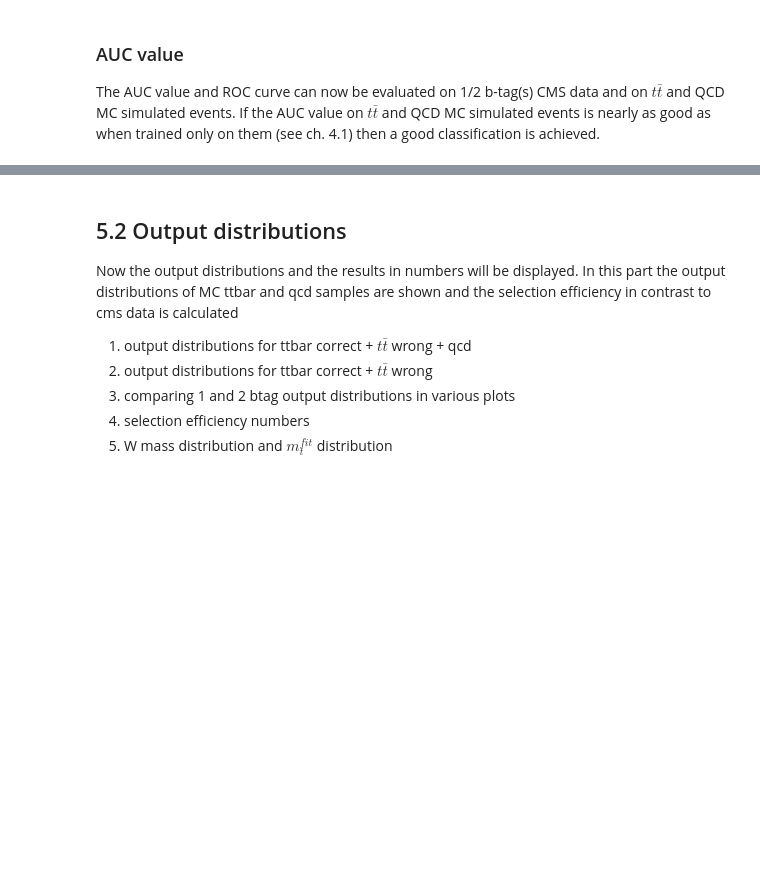
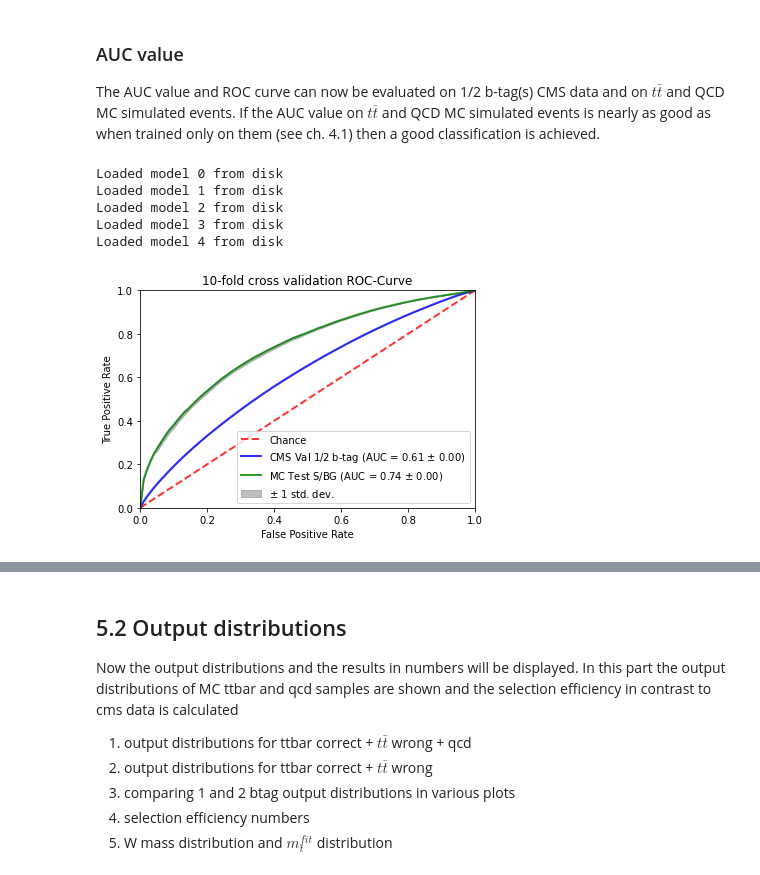
Before and after one commit to davids7788/CWoLa, a Jupyter notebook: Data_driven_selection_of_top_quark_pairs_in_multi-jet_events_at_CMS.ipynb, the cells around one changed output, grey strips where cells are left out. Cells and saved outputs as stored; diff of their text form; code cells hidden in the pictures; blank space fills up the shorter version.

```diff
--- a/Data_driven_selection_of_top_quark_pairs_in_multi-jet_events_at_CMS.ipynb
+++ b/Data_driven_selection_of_top_quark_pairs_in_multi-jet_events_at_CMS.ipynb
@@ -1242,6 +1243,9 @@ The AUC value and ROC curve can now be evaluated on 1/2 b-tag(s) CMS data and on
 If the AUC value on $t\bar{t}$ and QCD MC simulated events is nearly as good as when trained only on them (see ch. 4.1) then a
 good classification is achieved.
 # %%
+os.chdir(workspace_folder)
+os.chdir('CMS_Model_' + date_string)
+
 X_btag = np.concatenate([CMS_2_btag, CMS_1_btag])
 y_btag = np.concatenate([np.ones(len(CMS_2_btag)), np.zeros(len(CMS_1_btag))])
 
@@ -1307,33 +1311,40 @@ std_tpr = np.std(tprs, axis=0)
 tprs_upper = np.minimum(mean_tpr + std_tpr, 1)
 tprs_lower = np.maximum(mean_tpr - std_tpr, 0)
 plt.fill_between(mean_fpr, tprs_lower, tprs_upper, color='grey', alpha=.5,
                  label=r'$\pm$ 1 std. dev.')
 
 
 # Evaluation data
 mean_tpr_evaluate_on_MC = np.mean(tprs_evaluate_on_MC, axis=0)
 mean_tpr_evaluate_on_MC[-1] = 1.0
 mean_auc_val = auc(mean_fpr_evaluate_on_MC, mean_tpr_evaluate_on_MC)
 std_auc_val = np.std(aucs_evaluate_on_MC)
 plt.plot(mean_fpr_evaluate_on_MC, mean_tpr_evaluate_on_MC, color='g',
          label=r'MC Test S/BG (AUC = %0.2f $\pm$ %0.2f)' % (mean_auc_val, std_auc_val),
          lw=2, alpha=.8)
 
 
 std_tpr_val = np.std(tprs_evaluate_on_MC, axis=0)
 tprs_upper_val = np.minimum(mean_tpr_evaluate_on_MC + std_tpr_val, 1)
 tprs_lower_val = np.maximum(mean_tpr_evaluate_on_MC - std_tpr_val, 0)
 plt.fill_between(mean_fpr_evaluate_on_MC, tprs_lower_val, tprs_upper_val, color='grey', alpha=.5,
                  label='')
 
 
 plt.xlim([0, 1.0])
 plt.ylim([0, 1.0])
 plt.xlabel('False Positive Rate')
 plt.ylabel('True Positive Rate')
 plt.title('10-fold cross validation ROC-Curve')
 plt.legend(loc="lower right")
 plt.savefig('ROC_Curve')
+# %% [output]
+Loaded model 0 from disk
+Loaded model 1 from disk
+Loaded model 2 from disk
+Loaded model 3 from disk
+Loaded model 4 from disk
+[figure, added]
 # %%
 # Normalizing input data
 def normalize_on_ht(data_set, dictionary, feature_list):
```
Also changed, not shown: parts of 3 cells of this notebook.
